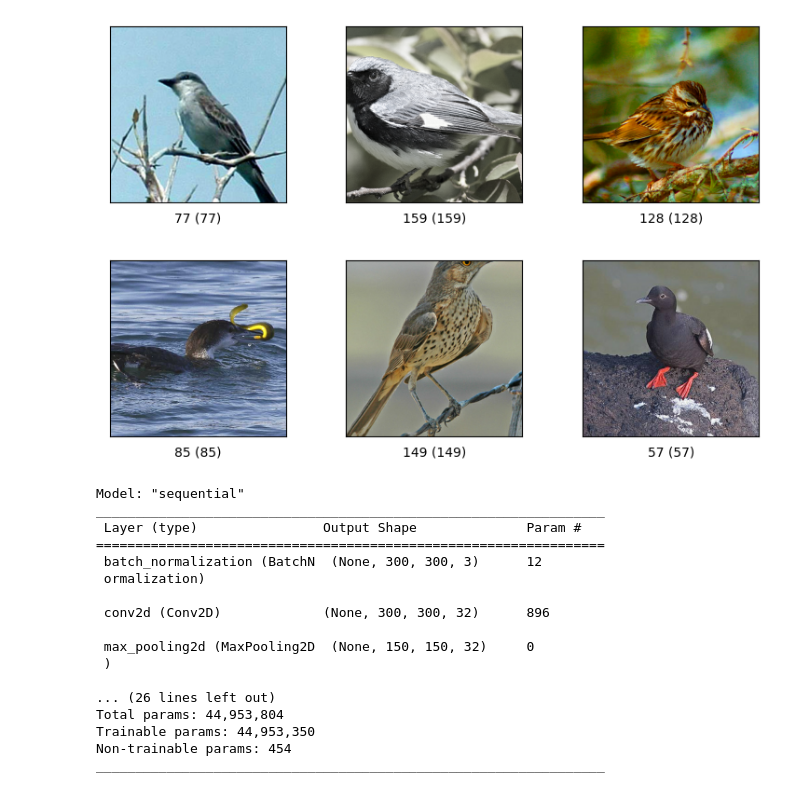
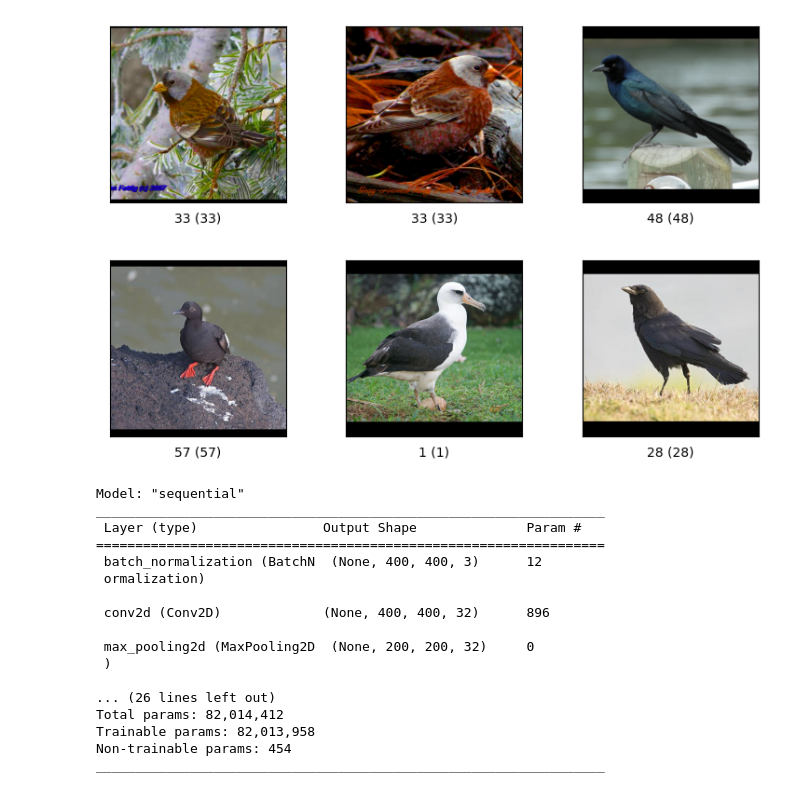
Before and after one commit to mymmrac/ml-research, a Jupyter notebook: ml.ipynb, the cells around one changed output. Cells and saved outputs as stored; diff of their text form; code cells hidden in the pictures.

```diff
--- a/ml.ipynb
+++ b/ml.ipynb
@@ -54,11 +54,11 @@ Test dataset: 5794
 # %%
 # Settings
-# num_classes = 32
-num_classes = 200
+num_classes = 64
+# num_classes = 200
 batch_size  = 16
 
-# img_size = 400
-img_size = 300
+img_size = 400
+# img_size = 300
 img_width   = img_size
 img_height  = img_size
 
@@ -78,35 +78,35 @@ def augment_images(image, label):
 
     image = tf.image.random_saturation(image, 0.2, 3)
     image = tf.image.random_hue(image, 0.04)
 
     return image, label
 
 # Prepear dataset
 train_ds = (
     train_ds_original
     .filter(filter_labels)
     .map(resize_images, num_parallel_calls=tf.data.AUTOTUNE)
     .map(augment_images, num_parallel_calls=tf.data.AUTOTUNE)
     .cache()
     .prefetch(buffer_size=tf.data.AUTOTUNE)
 )
 
 test_ds = (
     test_ds_original
     .filter(filter_labels)
     .map(resize_images, num_parallel_calls=tf.data.AUTOTUNE)
     .cache()
     .prefetch(buffer_size=tf.data.AUTOTUNE)
 )
 
 fig = tfds.show_examples(train_ds.take(3), ds_info, image_key="image")
 fig = tfds.show_examples(test_ds.take(3), ds_info, image_key="image")
 
 train_ds = train_ds.batch(batch_size)
 test_ds = test_ds.batch(batch_size)
 # %% [output]
-[figure, old version]
+[figure, new version]
-[figure, old version]
+[figure, new version]
 # %%
 # Setup model
 model = keras.Sequential([
@@ -142,17 +142,17 @@ Model: "sequential"
 _________________________________________________________________
  Layer (type)                Output Shape              Param #
 =================================================================
- batch_normalization (BatchN  (None, 300, 300, 3)      12
+ batch_normalization (BatchN  (None, 400, 400, 3)      12
  ormalization)
 
- conv2d (Conv2D)             (None, 300, 300, 32)      896
+ conv2d (Conv2D)             (None, 400, 400, 32)      896
 
- max_pooling2d (MaxPooling2D  (None, 150, 150, 32)     0
+ max_pooling2d (MaxPooling2D  (None, 200, 200, 32)     0
  )
 
 ... (26 lines left out)
-Total params: 44,953,804
-Trainable params: 44,953,350
+Total params: 82,014,412
+Trainable params: 82,013,958
 Non-trainable params: 454
 _________________________________________________________________
 # %%
```
Also changed, not shown: parts of 9 cells of this notebook.
